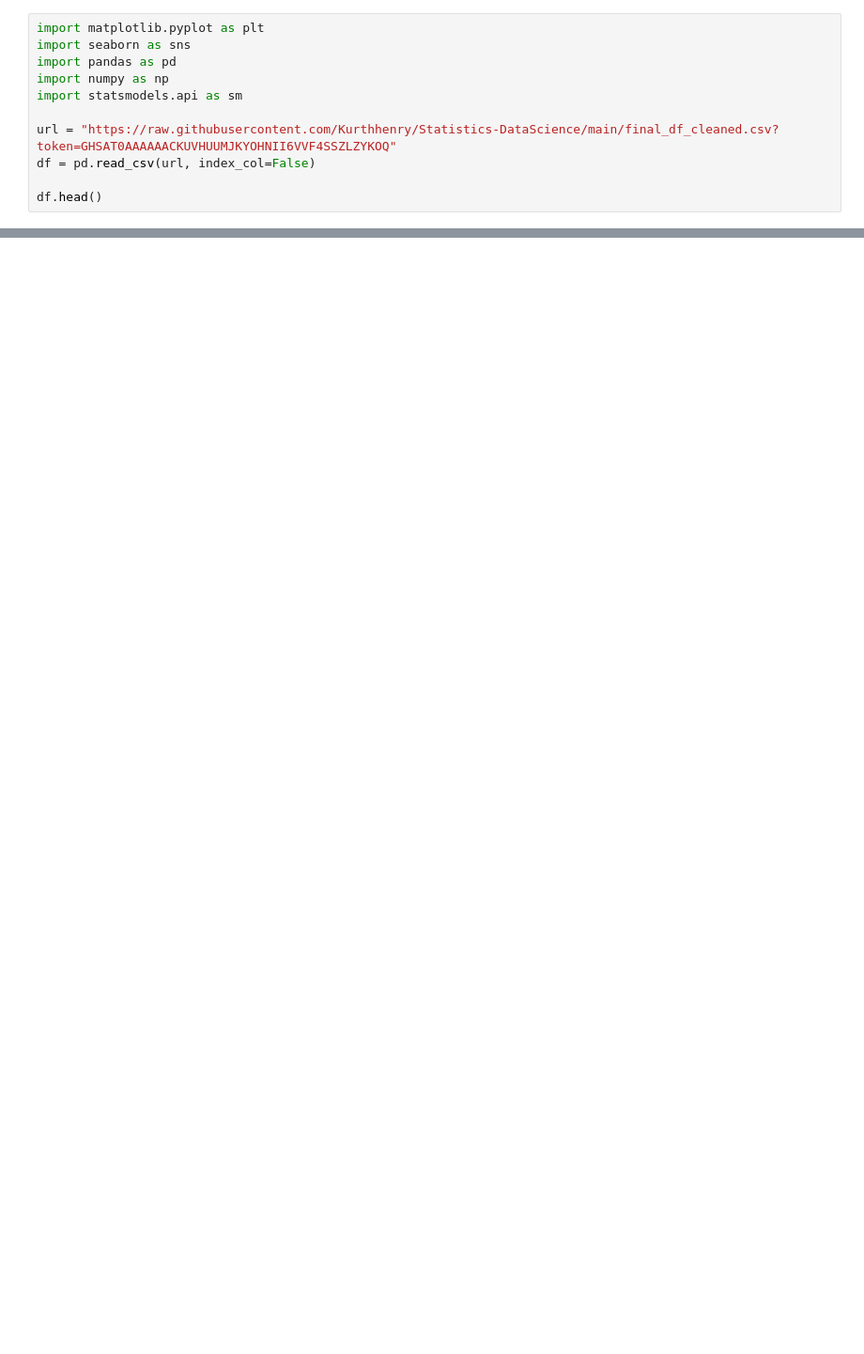
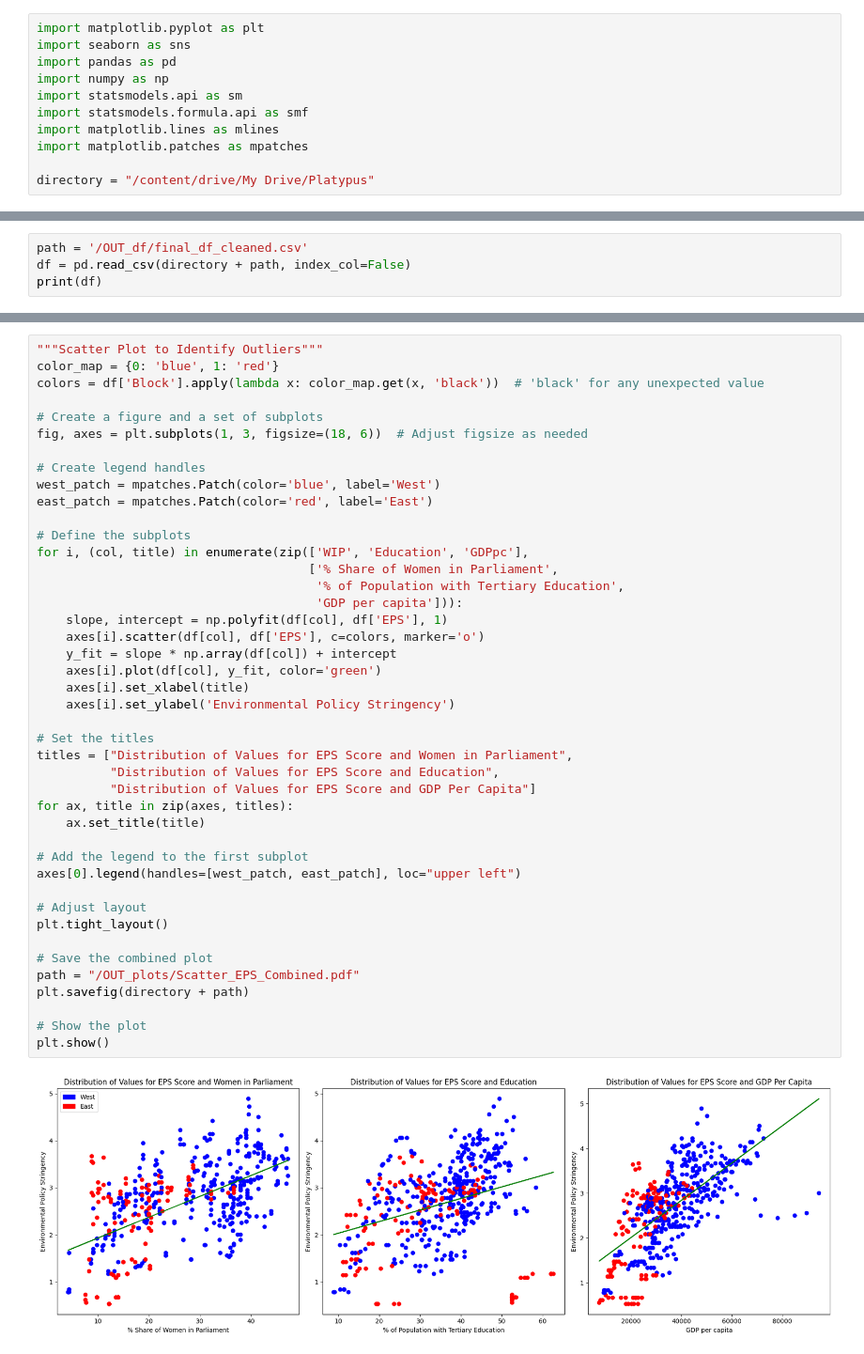
Before and after one commit to Kurthhenry/Statistics-DataScience, a Jupyter notebook: Final_Report_Platypus.ipynb, the cells around one changed output, grey strips where cells are left out. Shown at 94% size. Drawn from its saved outputs; the diff is of its cells as text; blank space fills up the shorter version.

```diff
--- a/Final_Report_Platypus.ipynb
+++ b/Final_Report_Platypus.ipynb
@@ -9,8 +11,8 @@ import seaborn as sns
 import pandas as pd
 import numpy as np
 import statsmodels.api as sm
+import statsmodels.formula.api as smf
+import matplotlib.lines as mlines
+import matplotlib.patches as mpatches
 
-url = "https://raw.githubusercontent.com/Kurthhenry/Statistics-DataScience/main/final_df_cleaned.csv?token=GHSAT0AAAAAACKUVHUUMJKYOHNII6VVF4SSZLZYKOQ"
-df = pd.read_csv(url, index_col=False)
-
-df.head()
+directory = "/content/drive/My Drive/Platypus"
@@ -77,0 +19,4 @@ descriptive_stats
+# %%
+path = '/OUT_df/final_df_cleaned.csv'
+df = pd.read_csv(directory + path, index_col=False)
+print(df)
@@ -77,0 +154,45 @@ descriptive_stats
+# %%
+"""Scatter Plot to Identify Outliers"""
+color_map = {0: 'blue', 1: 'red'}
+colors = df['Block'].apply(lambda x: color_map.get(x, 'black'))  # 'black' for any unexpected value
+
+# Create a figure and a set of subplots
+fig, axes = plt.subplots(1, 3, figsize=(18, 6))  # Adjust figsize as needed
+
+# Create legend handles
+west_patch = mpatches.Patch(color='blue', label='West')
+east_patch = mpatches.Patch(color='red', label='East')
+
+# Define the subplots
+for i, (col, title) in enumerate(zip(['WIP', 'Education', 'GDPpc'],
+                                     ['% Share of Women in Parliament',
+                                      '% of Population with Tertiary Education',
+                                      'GDP per capita'])):
+    slope, intercept = np.polyfit(df[col], df['EPS'], 1)
+    axes[i].scatter(df[col], df['EPS'], c=colors, marker='o')
+    y_fit = slope * np.array(df[col]) + intercept
+    axes[i].plot(df[col], y_fit, color='green')
+    axes[i].set_xlabel(title)
+    axes[i].set_ylabel('Environmental Policy Stringency')
+
+# Set the titles
+titles = ["Distribution of Values for EPS Score and Women in Parliament",
+          "Distribution of Values for EPS Score and Education",
+          "Distribution of Values for EPS Score and GDP Per Capita"]
+for ax, title in zip(axes, titles):
+    ax.set_title(title)
+
+# Add the legend to the first subplot
+axes[0].legend(handles=[west_patch, east_patch], loc="upper left")
+
+# Adjust layout
+plt.tight_layout()
+
+# Save the combined plot
+path = "/OUT_plots/Scatter_EPS_Combined.pdf"
+plt.savefig(directory + path)
+
+# Show the plot
+plt.show()
+# %% [output]
+[figure, added]
```
Also changed, not shown: parts of 40 cells of this notebook.
